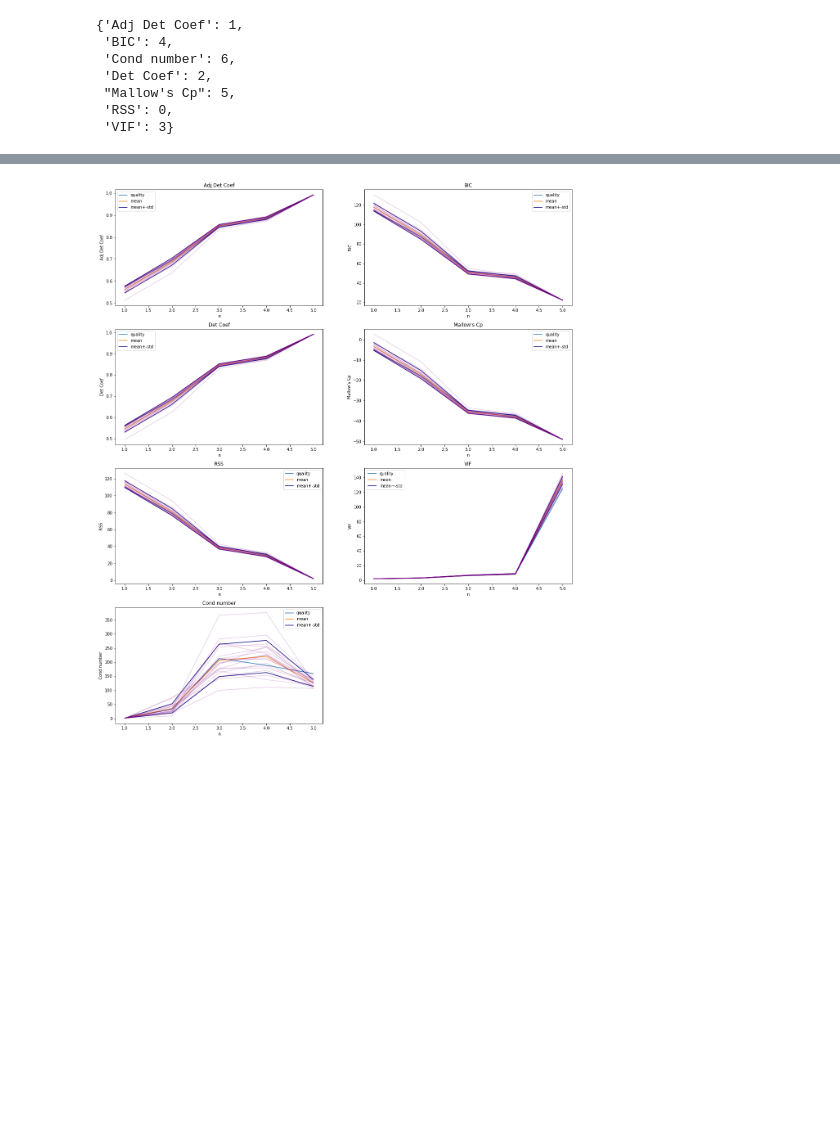
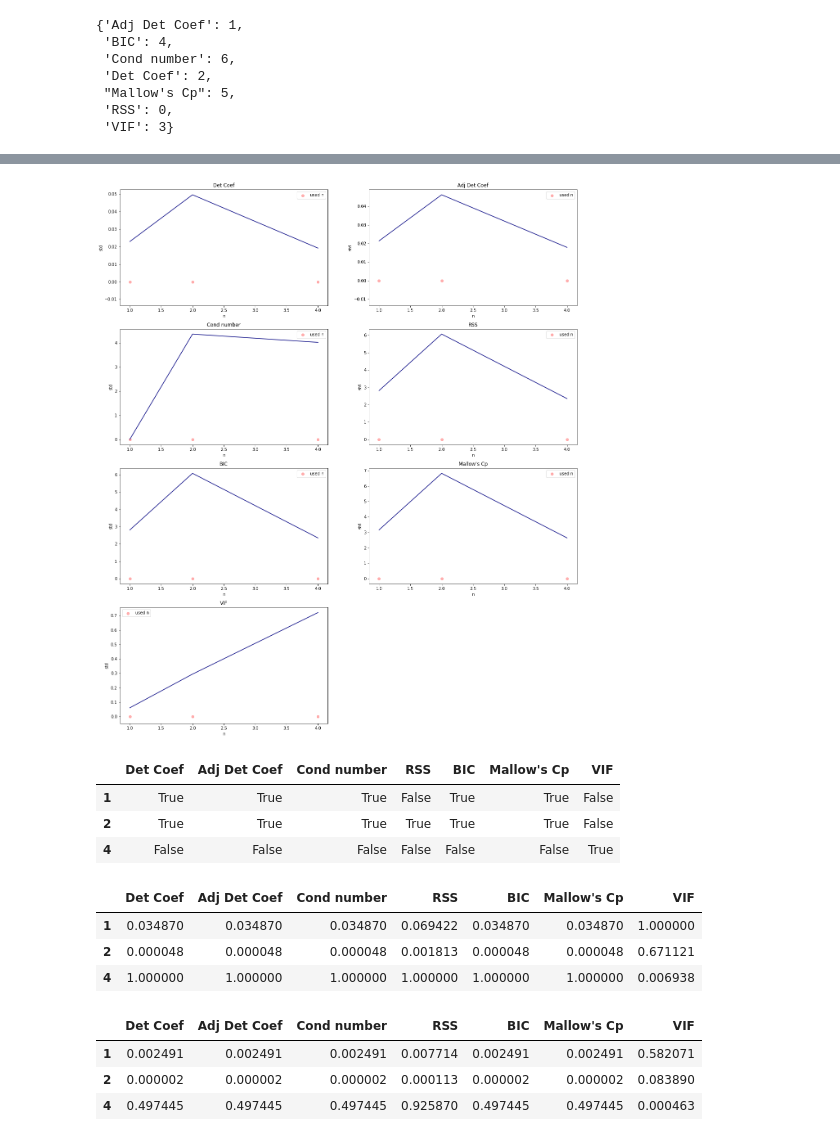
Before and after one commit to feathernox/mipt-brainsignals, a Jupyter notebook: code/Quality.ipynb, the cells around one changed output, grey strips where cells are left out. Cells and saved outputs as stored; diff of their text form; code cells hidden in the pictures; blank space fills up the shorter version.

Commit message:
Added Kullback-Leibler and changed graphic drawing. Also added checnkig for normality

```diff
--- a/code/Quality.ipynb
+++ b/code/Quality.ipynb
@@ -78,10 +155,10 @@ q = ModelQuality(s, lin)
 # %%
 import scipy.stats as sps
 
-XX = sps.norm.rvs(size=(200, 5))
+XX = sps.norm.rvs(size=(100, 5))
 X2 = sps.norm.rvs(size=(10, 5))
 zz = sps.uniform.rvs(size=(5, 3))
-yy = XX @ zz + sps.norm.rvs(scale=0.1, size=(200, 3))
+yy = XX @ zz + sps.norm.rvs(scale=0.1, size=(100, 3))
 y2 = X2 @ zz + sps.norm.rvs(scale=0.1, size=(10, 3))
 maskk = np.ones(XX.shape[1])
 maskk[2]=0
@@ -99,7 +176,7 @@ comp1 = Cp()
 # %% [output]
 [ 1.  0.  0.  0.  1.]
 # %%
-q.fit(XX, yy)
+q.fit(XX, yy, ns_features = [1, 2, 4])
 # %%
 q.evaluate([metric1, metric2, metric3, metric4, metric5],
                            [comp1], [char1], mode='dynamic')
@@ -132,4 +213,4 @@ q.std.shape
 # %%
-q.draw(['Adj Det Coef','BIC', 'Det Coef', "Mallow's Cp",'RSS', 'VIF', 'Cond number'])
+q.draw_std()#['Adj Det Coef','BIC', 'Det Coef', "Mallow's Cp",'RSS', 'VIF', 'Cond number'])
 # %% [output]
-[figure, old version]
+[figure, new version]
@@ -135,0 +219,21 @@ q.draw(['Adj Det Coef','BIC', 'Det Coef', "Mallow's Cp",'RSS', 'VIF', 'Cond numb
+# %%
+a
+# %% [output]
+|  | Det Coef | Adj Det Coef | Cond number | RSS | BIC | Mallow's Cp | VIF |
+| 1 | True | True | True | False | True | True | False |
+| 2 | True | True | True | True | True | True | False |
+| 4 | False | False | False | False | False | False | True |
+# %%
+b
+# %% [output]
+|  | Det Coef | Adj Det Coef | Cond number | RSS | BIC | Mallow's Cp | VIF |
+| 1 | 0.034870 | 0.034870 | 0.034870 | 0.069422 | 0.034870 | 0.034870 | 1.000000 |
+| 2 | 0.000048 | 0.000048 | 0.000048 | 0.001813 | 0.000048 | 0.000048 | 0.671121 |
+| 4 | 1.000000 | 1.000000 | 1.000000 | 1.000000 | 1.000000 | 1.000000 | 0.006938 |
+# %%
+c
+# %% [output]
+|  | Det Coef | Adj Det Coef | Cond number | RSS | BIC | Mallow's Cp | VIF |
+| 1 | 0.002491 | 0.002491 | 0.002491 | 0.007714 | 0.002491 | 0.002491 | 0.582071 |
+| 2 | 0.000002 | 0.000002 | 0.000002 | 0.000113 | 0.000002 | 0.000002 | 0.083890 |
+| 4 | 0.497445 | 0.497445 | 0.497445 | 0.925870 | 0.497445 | 0.497445 | 0.000463 |
```
Also changed, not shown: parts of 9 cells of this notebook, 1 other file.
